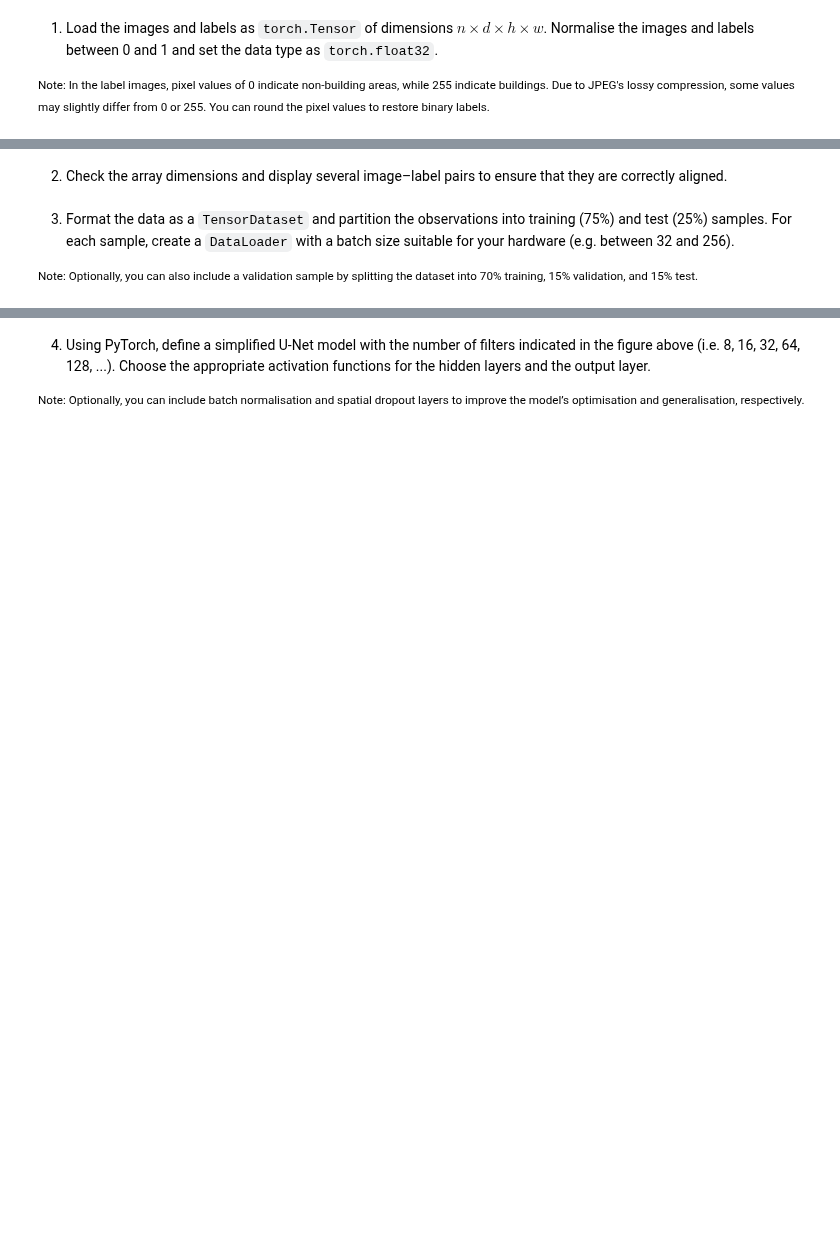
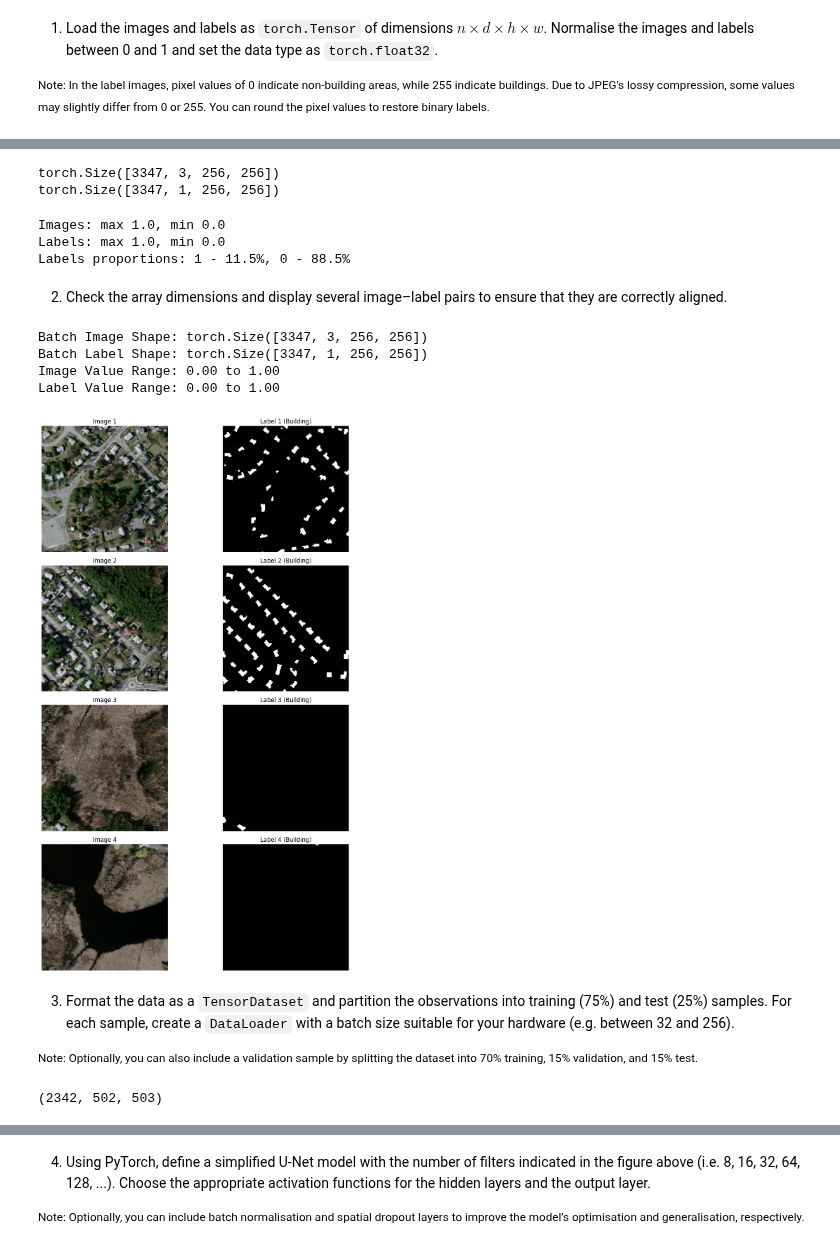
Before and after one commit to NikolozDarsalia/satellite-vision-segmentation, a Jupyter notebook: segmentation_homework.ipynb, the cells around one changed output, grey strips where cells are left out. Cells and saved outputs as stored; diff of their text form; code cells hidden in the pictures; blank space fills up the shorter version.

```diff
--- a/segmentation_homework.ipynb
+++ b/segmentation_homework.ipynb
@@ -59,5 +94,81 @@ def display_image(image:torch.Tensor, title:str='', cmap:str='gray', figsize=(5,
+# %%
+# ... (Path setup and sorting) ...
+
+# 1. Load with correct list comprehension and scaling
+images_list = [np.array(Image.open(p).convert("RGB")).astype(np.float32) / 255.0 for p in image_paths]
+# Labels: Load as grayscale, scale, and ROUND to fix JPEG artifacts
+masks_list = [np.round(np.array(Image.open(p).convert("L")).astype(np.float32) / 255.0) for p in label_paths]
+
+# 2. Stack into 4D arrays (N, H, W, C)
+images_np = np.stack(images_list)
+masks_np = np.stack(masks_list)
+
+# 3. Convert to Tensor
+images = torch.from_numpy(images_np)
+masks = torch.from_numpy(masks_np)
+
+# 4. Fix Dimensions
+# Images: (N, H, W, 3) -> (N, 3, H, W)
+images = images.permute(0, 3, 1, 2)
+
+# Masks: (N, H, W) -> (N, 1, H, W)
+# Note: Grayscale loads as 2D, so we add the channel dim manually
+labels = masks.unsqueeze(1)
+
+print(images.shape) # torch.Size([N, 3, H, W])
+print(labels.shape)  # torch.Size([N, 1, H, W])
+# %% [output]
+torch.Size([3347, 3, 256, 256])
+torch.Size([3347, 1, 256, 256])
+# %%
+print(f"Images: max {images.max().item()}, min {images.min().item()}")
+print(f"Labels: max {labels.max().item()}, min {labels.min().item()}")
+
+n_pixels = labels.shape[2] * labels.shape[3] * labels.shape[0]
+
+# print proportions of 1 and 0 in maskss
+print(f"Labels proportions: 1 - {round((labels == 1).sum().item() / n_pixels * 100, 2)}%, 0 - {round((labels == 0).sum().item() / n_pixels * 100, 2)}%")
+# %% [output]
+Images: max 1.0, min 0.0
+Labels: max 1.0, min 0.0
+Labels proportions: 1 - 11.5%, 0 - 88.5%
 # %% [markdown]
 2. Check the array dimensions and display several image–label pairs to ensure that they are correctly aligned.
+# %%
+print(f"Batch Image Shape: {images.shape}")  # Expected: [64, 3, H, W]
+print(f"Batch Label Shape: {labels.shape}")  # Expected: [64, 1, H, W]
+print(f"Image Value Range: {images.min().item():.2f} to {images.max().item():.2f}")
+print(f"Label Value Range: {labels.min().item():.2f} to {labels.max().item():.2f}")
+
+# Display Image-Label Pairs
+def visualize_pairs(images, labels, n=3):
+    plt.figure(figsize=(12, n * 4))
+
+    for i in range(n):
+        # Display Image
+        plt.subplot(n, 2, i*2 + 1)
+        # Permute from [C, H, W] to [H, W, C] for matplotlib
+        plt.imshow(images[i].permute(1, 2, 0))
+        plt.title(f"Image {i+1}")
+        plt.axis('off')
+
+        # Display Label (Mask)
+        plt.subplot(n, 2, i*2 + 2)
+        # Squeeze the channel dimension: [1, H, W] -> [H, W]
+        plt.imshow(labels[i].squeeze(), cmap='gray')
+        plt.title(f"Label {i+1} (Building)")
+        plt.axis('off')
+
+    plt.tight_layout()
+    plt.show()
+
+visualize_pairs(images, labels, n=4)
+# %% [output]
+Batch Image Shape: torch.Size([3347, 3, 256, 256])
+Batch Label Shape: torch.Size([3347, 1, 256, 256])
+Image Value Range: 0.00 to 1.00
+Label Value Range: 0.00 to 1.00
+[figure, added]
 # %% [markdown]
 3. Format the data as a `TensorDataset` and partition the observations into training (75%) and test (25%) samples. For each sample, create a `DataLoader` with a batch size suitable for your hardware (e.g. between 32 and 256).
 
@@ -64,0 +194,4 @@ def display_image(image:torch.Tensor, title:str='', cmap:str='gray', figsize=(5,
+# %%
+len(train_set), len(val_set), len(test_set)
+# %% [output]
+(2342, 502, 503)
```
Also changed, not shown: parts of 18 cells of this notebook, 2 other files.
